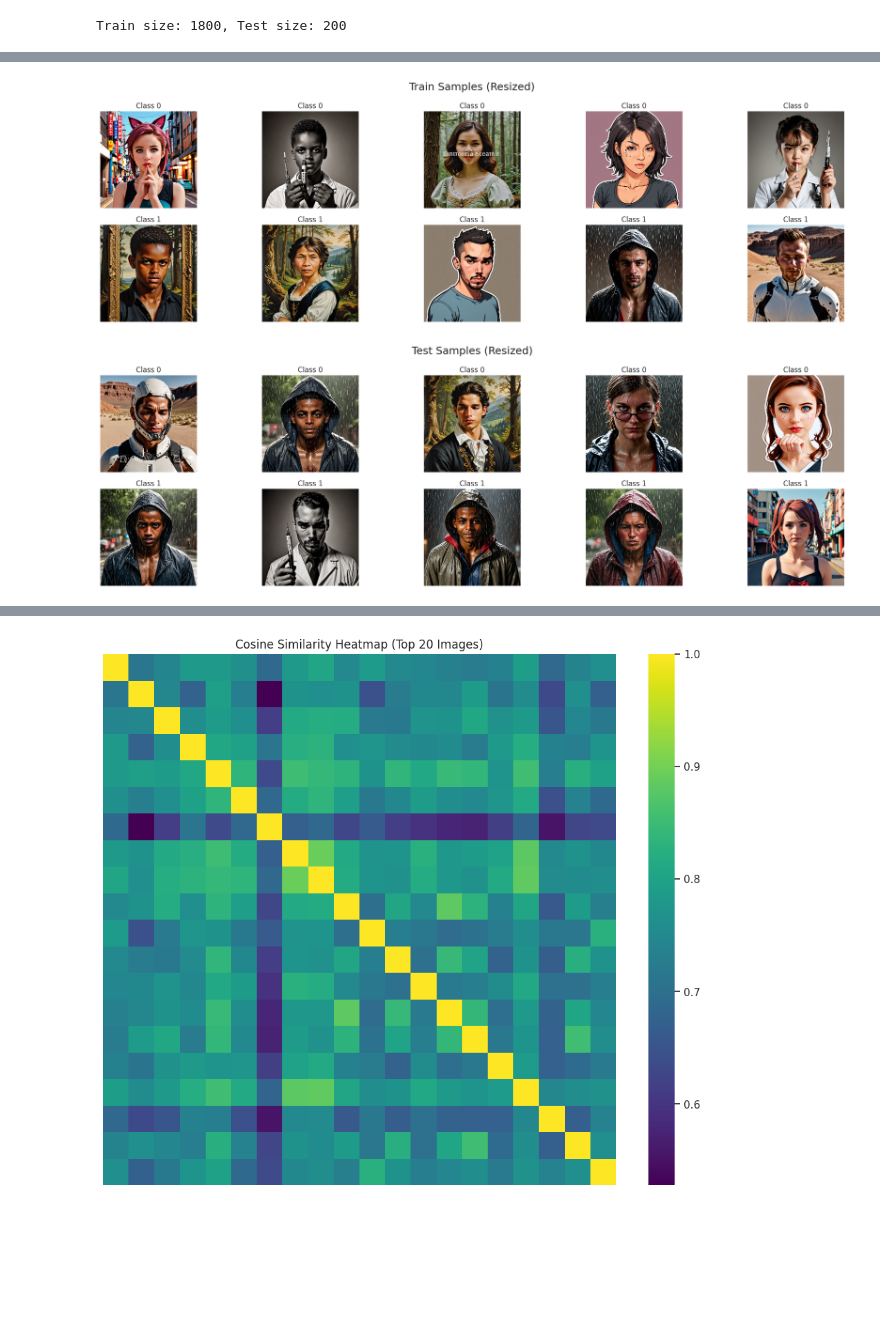
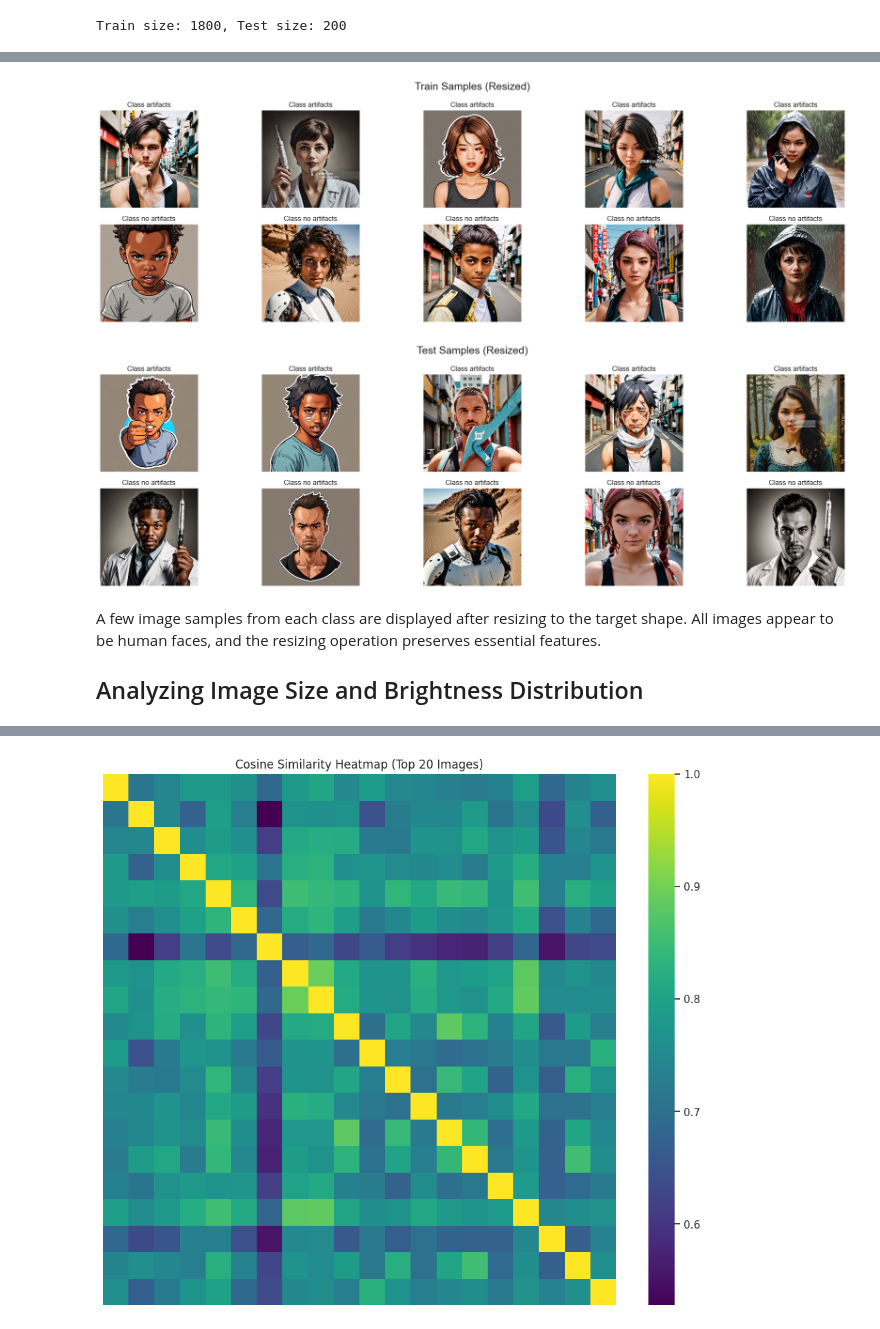
Before and after one commit to MaxPodloobniy/faces-artefact-classifier, a Jupyter notebook: EDA.ipynb, the cells around one changed output, grey strips where cells are left out. Cells and saved outputs as stored; diff of their text form; code cells hidden in the pictures; blank space fills up the shorter version.

```diff
--- a/EDA.ipynb
+++ b/EDA.ipynb
@@ -11,5 +13,5 @@ import pandas as pd
 from sklearn.metrics.pairwise import cosine_similarity
 
 sns.set(style="whitegrid")
-BASE_PATH = "/kaggle/input/faces-artefact-recognition/trainee_dataset"
+BASE_PATH = "/Users/maxim/Downloads/trainee_dataset"
 IMG_SIZE = (244, 244)
@@ -17,11 +22,11 @@ IMG_SIZE = (244, 244)
 def get_image_paths_and_labels(base_dir):
     image_paths = []
     labels = []
-    for label in ['0', '1']:
+    for label in ['artifacts', 'no artifacts']:
         folder = os.path.join(base_dir, label)
         for img_path in glob(os.path.join(folder, "*.png")):
             image_paths.append(img_path)
-            labels.append(int(label))
+            labels.append(str(label))
     return image_paths, labels
 
 train_paths, train_labels = get_image_paths_and_labels(os.path.join(BASE_PATH, "train"))
@@ -47,24 +58,27 @@ plot_class_distribution(test_labels, "Test")
 # %%
 def show_image_samples(image_paths, labels, title, n=5):
     fig, axes = plt.subplots(2, n, figsize=(4 * n, 6))
     fig.suptitle(title, fontsize=18)
 
-    for i, class_label in enumerate([0, 1]):
+    for i, class_label in enumerate(['artifacts', 'no artifacts']):
         class_images = [p for p, l in zip(image_paths, labels) if l == class_label][:n]
         for j, path in enumerate(class_images):
             img = cv2.imread(path)
             img = cv2.resize(img, IMG_SIZE)
             axes[i, j].imshow(cv2.cvtColor(img, cv2.COLOR_BGR2RGB))
             axes[i, j].axis('off')
             axes[i, j].set_title(f"Class {class_label}")
     plt.tight_layout()
     plt.show()
 
 show_image_samples(train_paths, train_labels, "Train Samples (Resized)")
 show_image_samples(test_paths, test_labels, "Test Samples (Resized)")
 # %% [output]
-[figure, old version]
+[figure, new version]
-[figure, old version]
+[figure, new version]
+# %% [markdown]
+A few image samples from each class are displayed after resizing to the target shape. All images appear to be human faces, and the resizing operation preserves essential features.
+## Analyzing Image Size and Brightness Distribution
 # %%
 def analyze_image_stats(image_paths):
     sizes = []
```
Also changed, not shown: parts of 9 cells of this notebook.
